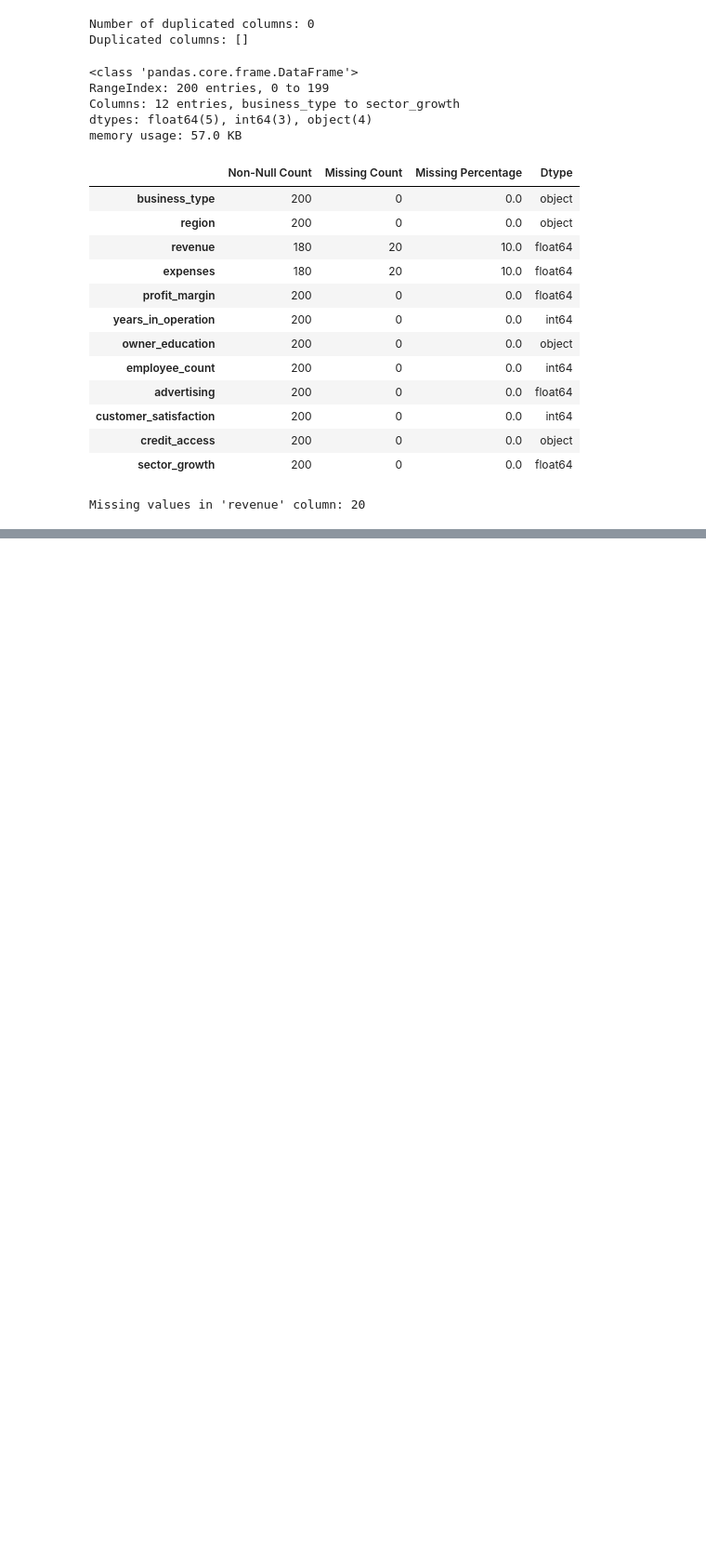
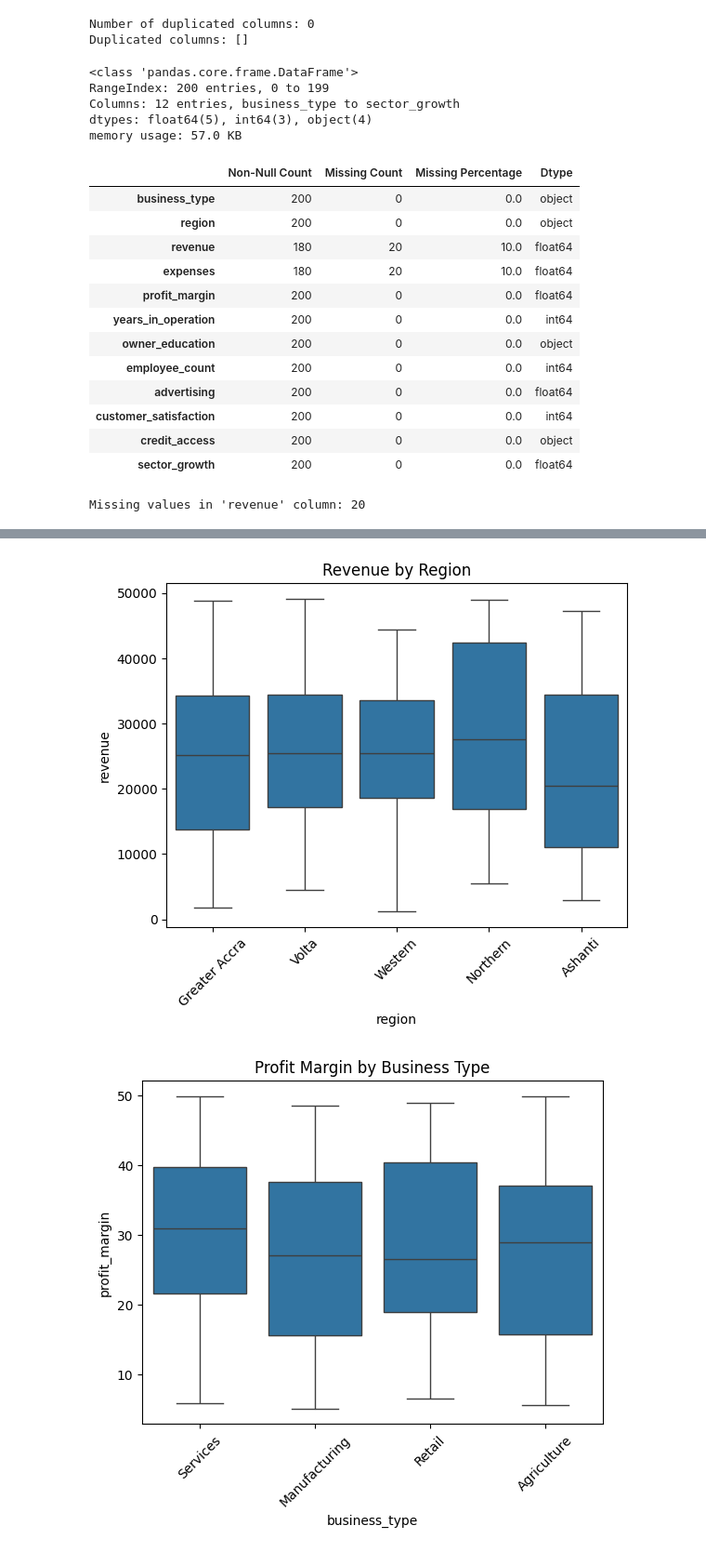
Before and after one commit to EfyaDufie2020/Small-Business-Performance-Analysis-in-Ghana, a Jupyter notebook: Notebooks/SBPG.ipynb, the cells around one changed output, grey strips where cells are left out. Shown at 93% size. Cells and saved outputs as stored; diff of their text form; code cells hidden in the pictures; blank space fills up the shorter version.

```diff
--- a/Notebooks/SBPG.ipynb
+++ b/Notebooks/SBPG.ipynb
@@ -334,0 +452,15 @@ Number of rows with missing 'revenue': 20
+# %%
+#Numerical columns vs categorical columns for bivariate analysis
+
+sns.boxplot(data=df_Small_Business, x='region', y='revenue')
+plt.title('Revenue by Region')
+plt.xticks(rotation=45)
+plt.show()
+
+sns.boxplot(data=df_Small_Business, x='business_type', y='profit_margin')
+plt.title('Profit Margin by Business Type')
+plt.xticks(rotation=45)
+plt.show()
+# %% [output]
+[figure, added]
+[figure, added]
```
Also changed, not shown: parts of 13 cells of this notebook.
